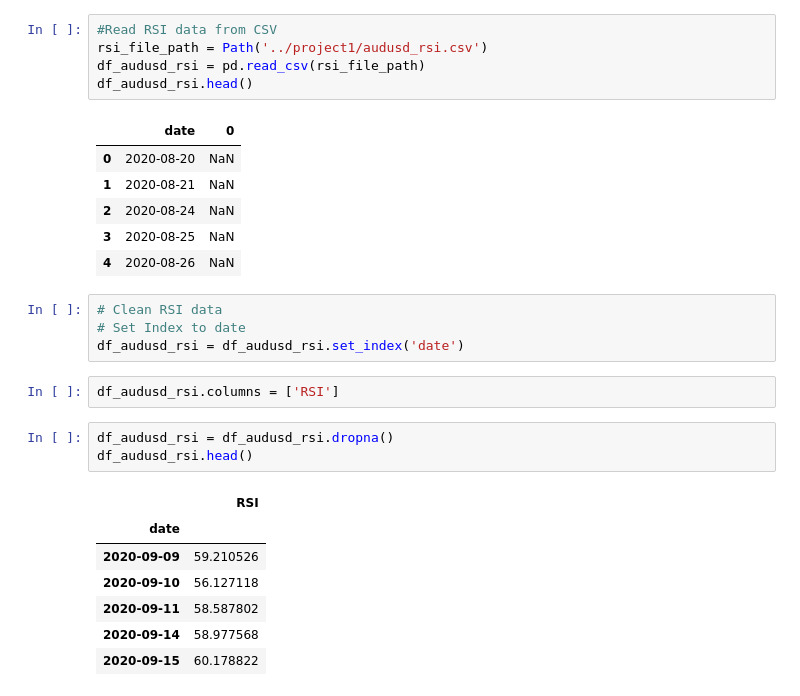
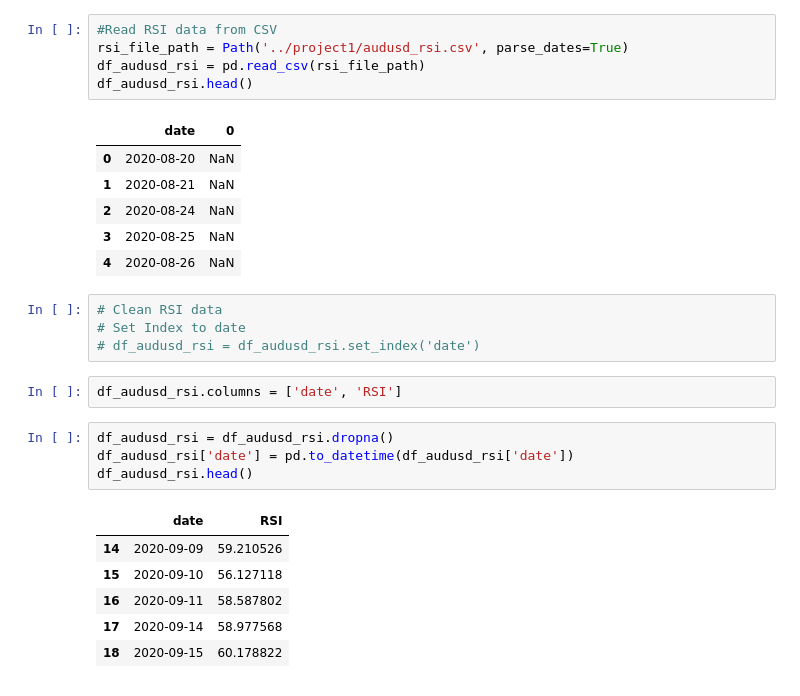
Before and after one commit to jenno11/Currency-Analysis, a Jupyter notebook: Project1.ipynb, the cells around one changed output. Cells and saved outputs as stored; diff of their text form.

```diff
--- a/Project1.ipynb
+++ b/Project1.ipynb
@@ -145,7 +153,7 @@ audusd_rsi = talib.RSI(df_audusd['AUDUSD'], timeperiod=14)
 audusd_rsi.to_csv(path_or_buf = '../project1/audusd_rsi.csv')
 # %%
 #Read RSI data from CSV
-rsi_file_path = Path('../project1/audusd_rsi.csv')
+rsi_file_path = Path('../project1/audusd_rsi.csv', parse_dates=True)
 df_audusd_rsi = pd.read_csv(rsi_file_path)
 df_audusd_rsi.head()
 # %% [output]
@@ -158,20 +166,20 @@ df_audusd_rsi.head()
 # %%
 # Clean RSI data
 # Set Index to date
-df_audusd_rsi = df_audusd_rsi.set_index('date')
+# df_audusd_rsi = df_audusd_rsi.set_index('date')
 # %%
-df_audusd_rsi.columns = ['RSI']
+df_audusd_rsi.columns = ['date', 'RSI']
 # %%
 df_audusd_rsi = df_audusd_rsi.dropna()
+df_audusd_rsi['date'] = pd.to_datetime(df_audusd_rsi['date'])
 df_audusd_rsi.head()
 # %% [output]
-|  | RSI |
-| date |  |
-| 2020-09-09 | 59.210526 |
-| 2020-09-10 | 56.127118 |
-| 2020-09-11 | 58.587802 |
-| 2020-09-14 | 58.977568 |
-| 2020-09-15 | 60.178822 |
+|  | date | RSI |
+| 14 | 2020-09-09 | 59.210526 |
+| 15 | 2020-09-10 | 56.127118 |
+| 16 | 2020-09-11 | 58.587802 |
+| 17 | 2020-09-14 | 58.977568 |
+| 18 | 2020-09-15 | 60.178822 |
 # %%
 """Creat bolinger band, potential trade signal"""
 # upperband, middleband, lowerband = talib.BBANDS(df_audusd['AUDUSD'],timeperiod=5, nbdevup=1, nbdevdn=1, matype=0)
```
Also changed, not shown: parts of 13 cells of this notebook.
